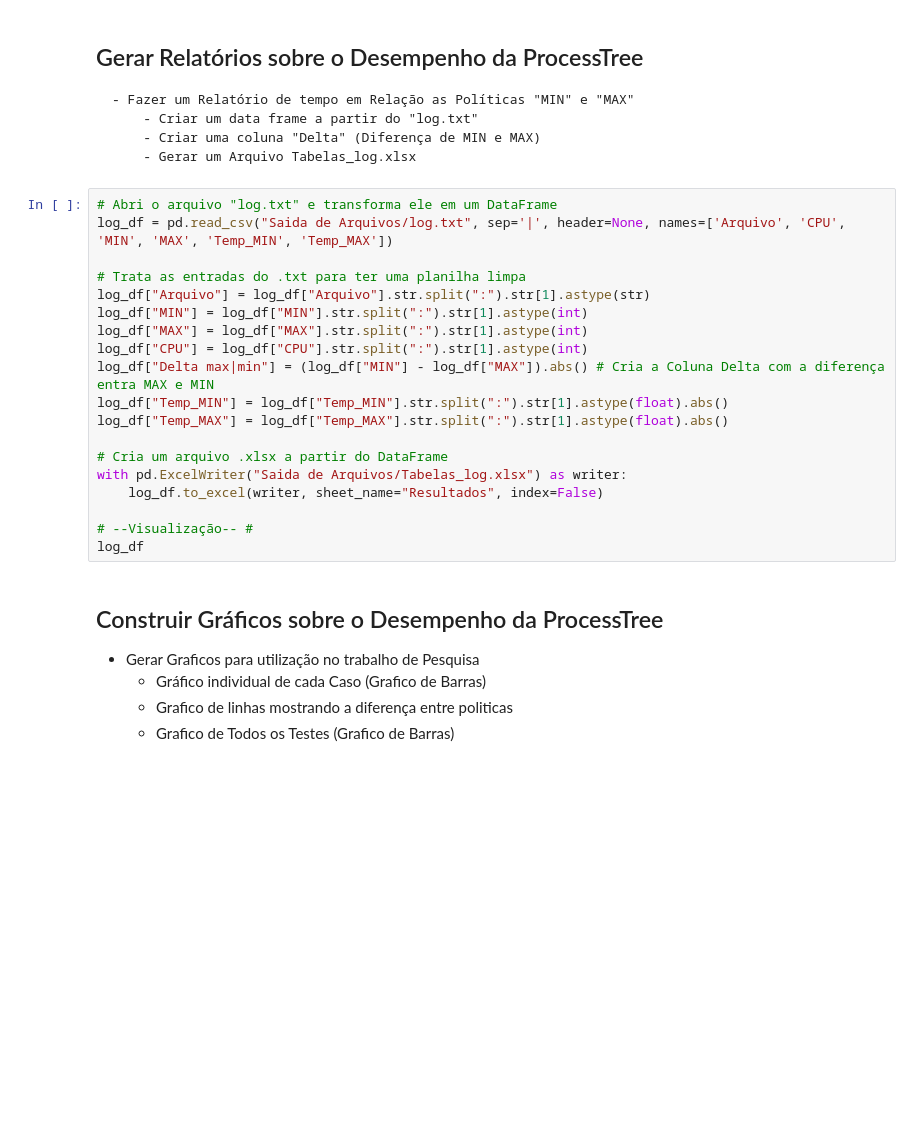
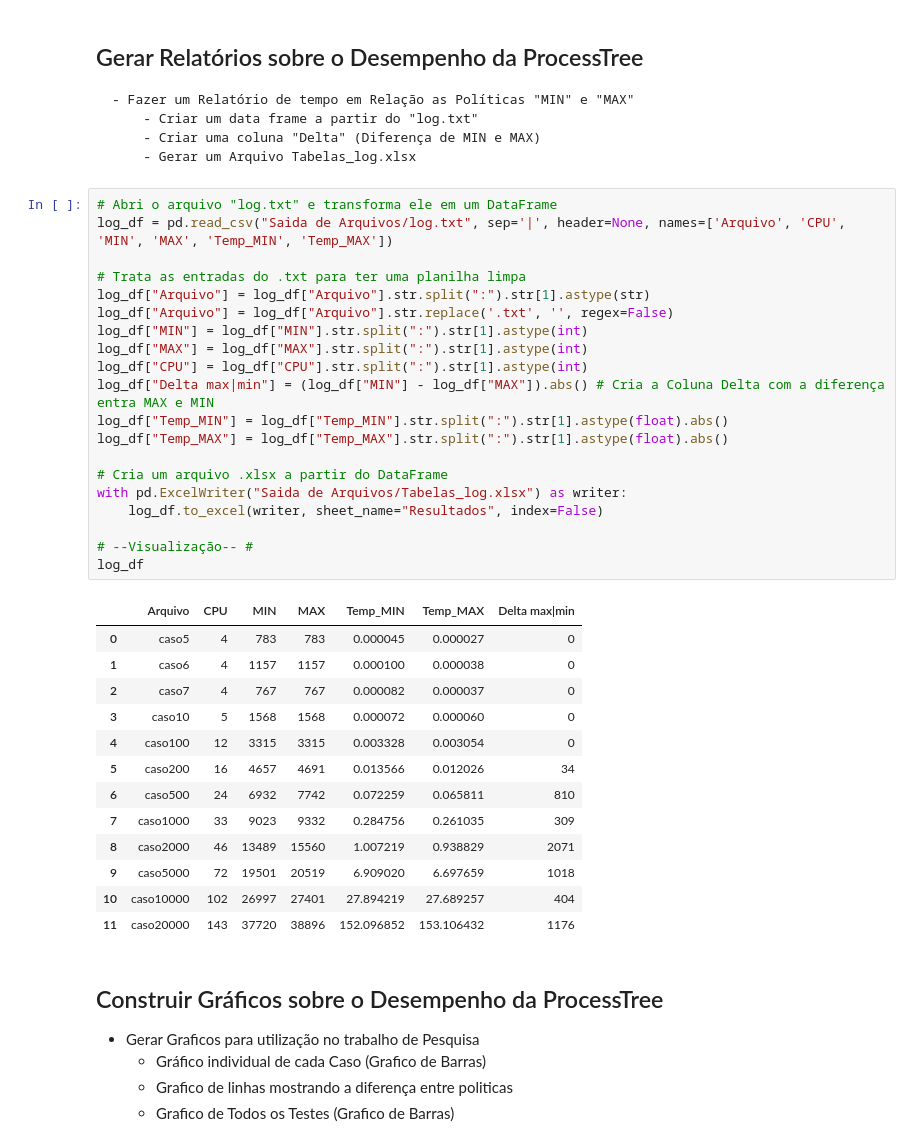
Before and after one commit to Joao-H-Luz/T-1_ALEST_II-Processamento-em-nuvem-, a Jupyter notebook: Tratamento.ipynb, the cells around one changed output. Cells and saved outputs as stored; diff of their text form; blank space fills up the shorter version.

```diff
--- a/Tratamento.ipynb
+++ b/Tratamento.ipynb
@@ -195,22 +202,37 @@ with open("Saida de Arquivos/log.txt", "a") as log:
 # %%
 # Abri o arquivo "log.txt" e transforma ele em um DataFrame
 log_df = pd.read_csv("Saida de Arquivos/log.txt", sep='|', header=None, names=['Arquivo', 'CPU', 'MIN', 'MAX', 'Temp_MIN', 'Temp_MAX'])
 
 # Trata as entradas do .txt para ter uma planilha limpa
 log_df["Arquivo"] = log_df["Arquivo"].str.split(":").str[1].astype(str)
+log_df["Arquivo"] = log_df["Arquivo"].str.replace('.txt', '', regex=False)
 log_df["MIN"] = log_df["MIN"].str.split(":").str[1].astype(int)
 log_df["MAX"] = log_df["MAX"].str.split(":").str[1].astype(int)
 log_df["CPU"] = log_df["CPU"].str.split(":").str[1].astype(int)
 log_df["Delta max|min"] = (log_df["MIN"] - log_df["MAX"]).abs() # Cria a Coluna Delta com a diferença entra MAX e MIN
 log_df["Temp_MIN"] = log_df["Temp_MIN"].str.split(":").str[1].astype(float).abs()
 log_df["Temp_MAX"] = log_df["Temp_MAX"].str.split(":").str[1].astype(float).abs()
 
 # Cria um arquivo .xlsx a partir do DataFrame
 with pd.ExcelWriter("Saida de Arquivos/Tabelas_log.xlsx") as writer:
     log_df.to_excel(writer, sheet_name="Resultados", index=False)
 
 # --Visualização-- #
 log_df
+# %% [output]
+|  | Arquivo | CPU | MIN | MAX | Temp_MIN | Temp_MAX | Delta max|min |
+| 0 | caso5 | 4 | 783 | 783 | 0.000045 | 0.000027 | 0 |
+| 1 | caso6 | 4 | 1157 | 1157 | 0.000100 | 0.000038 | 0 |
+| 2 | caso7 | 4 | 767 | 767 | 0.000082 | 0.000037 | 0 |
+| 3 | caso10 | 5 | 1568 | 1568 | 0.000072 | 0.000060 | 0 |
+| 4 | caso100 | 12 | 3315 | 3315 | 0.003328 | 0.003054 | 0 |
+| 5 | caso200 | 16 | 4657 | 4691 | 0.013566 | 0.012026 | 34 |
+| 6 | caso500 | 24 | 6932 | 7742 | 0.072259 | 0.065811 | 810 |
+| 7 | caso1000 | 33 | 9023 | 9332 | 0.284756 | 0.261035 | 309 |
+| 8 | caso2000 | 46 | 13489 | 15560 | 1.007219 | 0.938829 | 2071 |
+| 9 | caso5000 | 72 | 19501 | 20519 | 6.909020 | 6.697659 | 1018 |
+| 10 | caso10000 | 102 | 26997 | 27401 | 27.894219 | 27.689257 | 404 |
+| 11 | caso20000 | 143 | 37720 | 38896 | 152.096852 | 153.106432 | 1176 |
 # %% [markdown]
 ## Construir Gráficos sobre o Desempenho da ProcessTree
 
```
Also changed, not shown: parts of 6 cells of this notebook, 16 other files.
